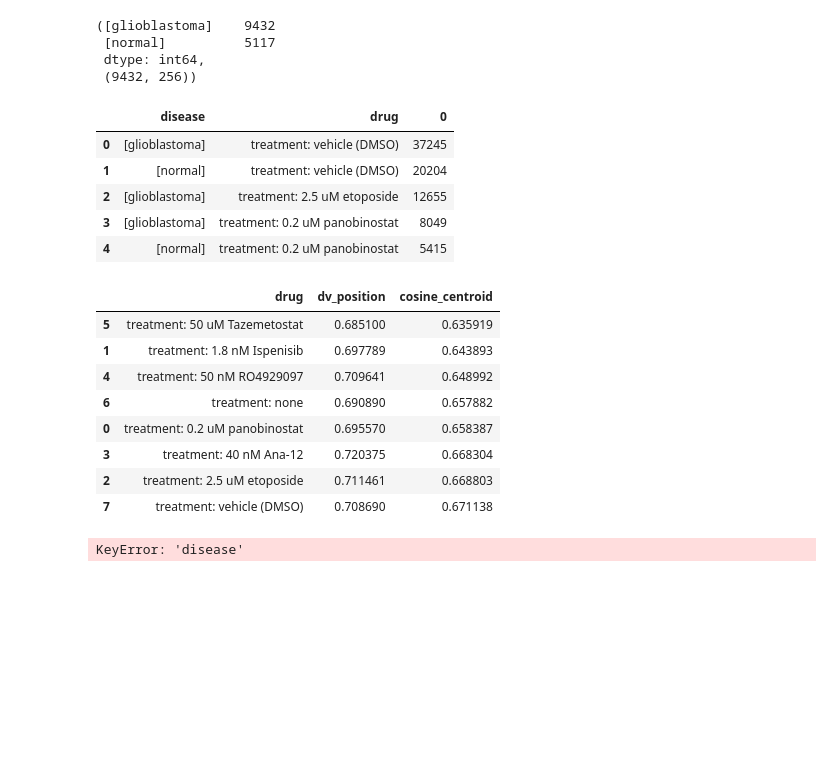
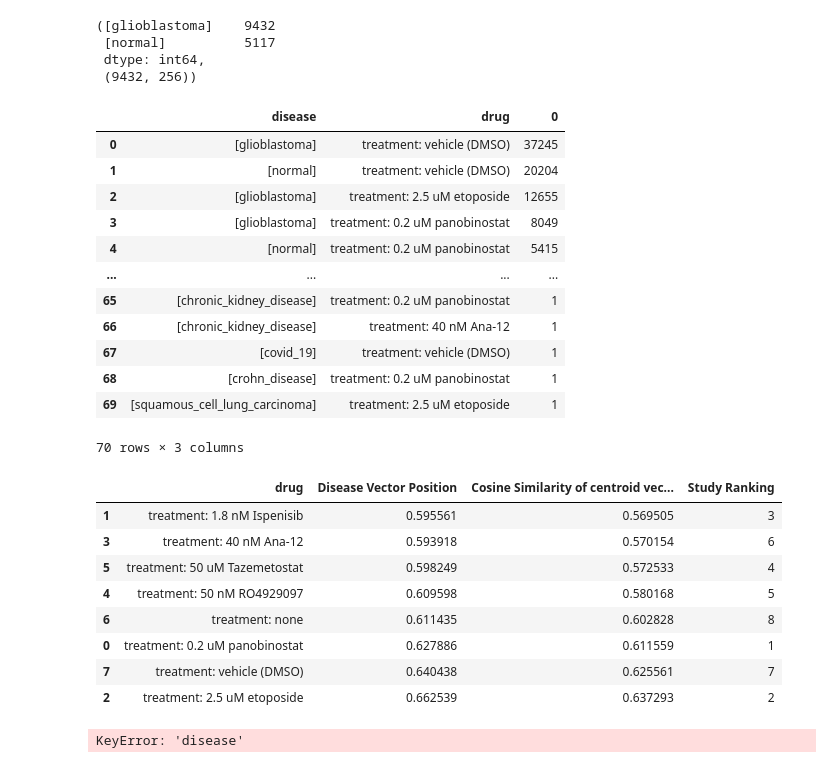
Before and after one commit to absentia-labs/disease-vectors, a Jupyter notebook: analysis/notebooks/glioblastoma_drug_screen.ipynb, the cells around one changed output. Cells and saved outputs as stored; diff of their text form; code cells hidden in the pictures; blank space fills up the shorter version.

```diff
--- a/analysis/notebooks/glioblastoma_drug_screen.ipynb
+++ b/analysis/notebooks/glioblastoma_drug_screen.ipynb
@@ -125,39 +146,57 @@ df_g = pd.DataFrame({"embeddings": embeddings, "labels": labels, "predictions":
 df_g.to_pickle(EMBEDDING_DIR + "embeddings.pkl")
 # %%
 # Analysis of df_g
-
+import numpy as np
 df_g = pd.read_pickle(EMBEDDING_DIR + "embeddings.pkl")
 df_g['disease'] = np.array(df_g['predictions'].tolist())[:, tok.phenotypic_types.index('disease')]
 
-display(df_g.value_counts(['disease', 'drug']).reset_index()[:5])
 
 
 v = b - a
 v /= np.dot(v,v)
 
 #df_g = df_g[df_g['disease'] == '[normal]']
-df_g = df_g[df_g['disease'] == '[glioblastoma]']
+#df_g = df_g[df_g['disease'] == '[glioblastoma]']
+study_ranking = drug_effectiveness_rank = {
+    "treatment: 0.2 uM panobinostat": 1,
+    "treatment: 2.5 uM etoposide": 2,
+    "treatment: 1.8 nM Ispenisib": 3,
+    "treatment: 50 uM Tazemetostat": 4,
+    "treatment: 50 nM RO4929097": 5,
+    "treatment: 40 nM Ana-12": 6,
+    "treatment: vehicle (DMSO)": 7,
+    "treatment: none": 8
+}
+display(df_g.value_counts(['disease', 'drug']).reset_index())
 centroid_study = df_g.groupby('drug').apply(lambda g: pd.Series({'centroid': np.array(g['embeddings']).mean(axis=0)})).reset_index()
-centroid_study['dv_position'] = centroid_study['centroid'].apply(lambda c: (c - a) @ v)
+centroid_study['Disease Vector Position'] = centroid_study['centroid'].apply(lambda c: (c - a) @ v)
 centroid_study['shifted'] = centroid_study['centroid'].apply(lambda c: c - centroid_study[centroid_study['drug'] == 'treatment: none']['centroid'].values[0])
-centroid_study['cosine_centroid'] = centroid_study['centroid'].apply(lambda s: (np.dot(s-a, b-a))/(np.linalg.norm(b-a) * np.linalg.norm(s-a)))
-centroid_study[['drug' ,'dv_position', 'cosine_centroid']].sort_values('cosine_centroid')
+centroid_study['Cosine Similarity of centroid vectors'] = centroid_study['centroid'].apply(lambda s: (np.dot(s-a, b-a))/(np.linalg.norm(b-a) * np.linalg.norm(s-a)))
+centroid_study['Study Ranking'] = centroid_study['drug'].apply(lambda x: study_ranking.get(x,x))
+centroid_study[['drug' ,'Disease Vector Position', 'Cosine Similarity of centroid vectors', 'Study Ranking']].sort_values('Cosine Similarity of centroid vectors')
 # %% [output]
 |  | disease | drug | 0 |
 | 0 | [glioblastoma] | treatment: vehicle (DMSO) | 37245 |
 | 1 | [normal] | treatment: vehicle (DMSO) | 20204 |
 | 2 | [glioblastoma] | treatment: 2.5 uM etoposide | 12655 |
 | 3 | [glioblastoma] | treatment: 0.2 uM panobinostat | 8049 |
 | 4 | [normal] | treatment: 0.2 uM panobinostat | 5415 |
+| ... | ... | ... | ... |
+| 65 | [chronic_kidney_disease] | treatment: 0.2 uM panobinostat | 1 |
+| 66 | [chronic_kidney_disease] | treatment: 40 nM Ana-12 | 1 |
+| 67 | [covid_19] | treatment: vehicle (DMSO) | 1 |
+| 68 | [crohn_disease] | treatment: 0.2 uM panobinostat | 1 |
+| 69 | [squamous_cell_lung_carcinoma] | treatment: 2.5 uM etoposide | 1 |
+70 rows × 3 columns
-|  | drug | dv_position | cosine_centroid |
-| 5 | treatment: 50 uM Tazemetostat | 0.685100 | 0.635919 |
-| 1 | treatment: 1.8 nM Ispenisib | 0.697789 | 0.643893 |
-| 4 | treatment: 50 nM RO4929097 | 0.709641 | 0.648992 |
-| 6 | treatment: none | 0.690890 | 0.657882 |
-| 0 | treatment: 0.2 uM panobinostat | 0.695570 | 0.658387 |
-| 3 | treatment: 40 nM Ana-12 | 0.720375 | 0.668304 |
-| 2 | treatment: 2.5 uM etoposide | 0.711461 | 0.668803 |
-| 7 | treatment: vehicle (DMSO) | 0.708690 | 0.671138 |
+|  | drug | Disease Vector Position | Cosine Similarity of centroid vec... | Study Ranking |
+| 1 | treatment: 1.8 nM Ispenisib | 0.595561 | 0.569505 | 3 |
+| 3 | treatment: 40 nM Ana-12 | 0.593918 | 0.570154 | 6 |
+| 5 | treatment: 50 uM Tazemetostat | 0.598249 | 0.572533 | 4 |
+| 4 | treatment: 50 nM RO4929097 | 0.609598 | 0.580168 | 5 |
+| 6 | treatment: none | 0.611435 | 0.602828 | 8 |
+| 0 | treatment: 0.2 uM panobinostat | 0.627886 | 0.611559 | 1 |
+| 7 | treatment: vehicle (DMSO) | 0.640438 | 0.625561 | 7 |
+| 2 | treatment: 2.5 uM etoposide | 0.662539 | 0.637293 | 2 |
 # %%
 
 v = b - a
```
Also changed, not shown: parts of 3 cells of this notebook, 14 other files.
